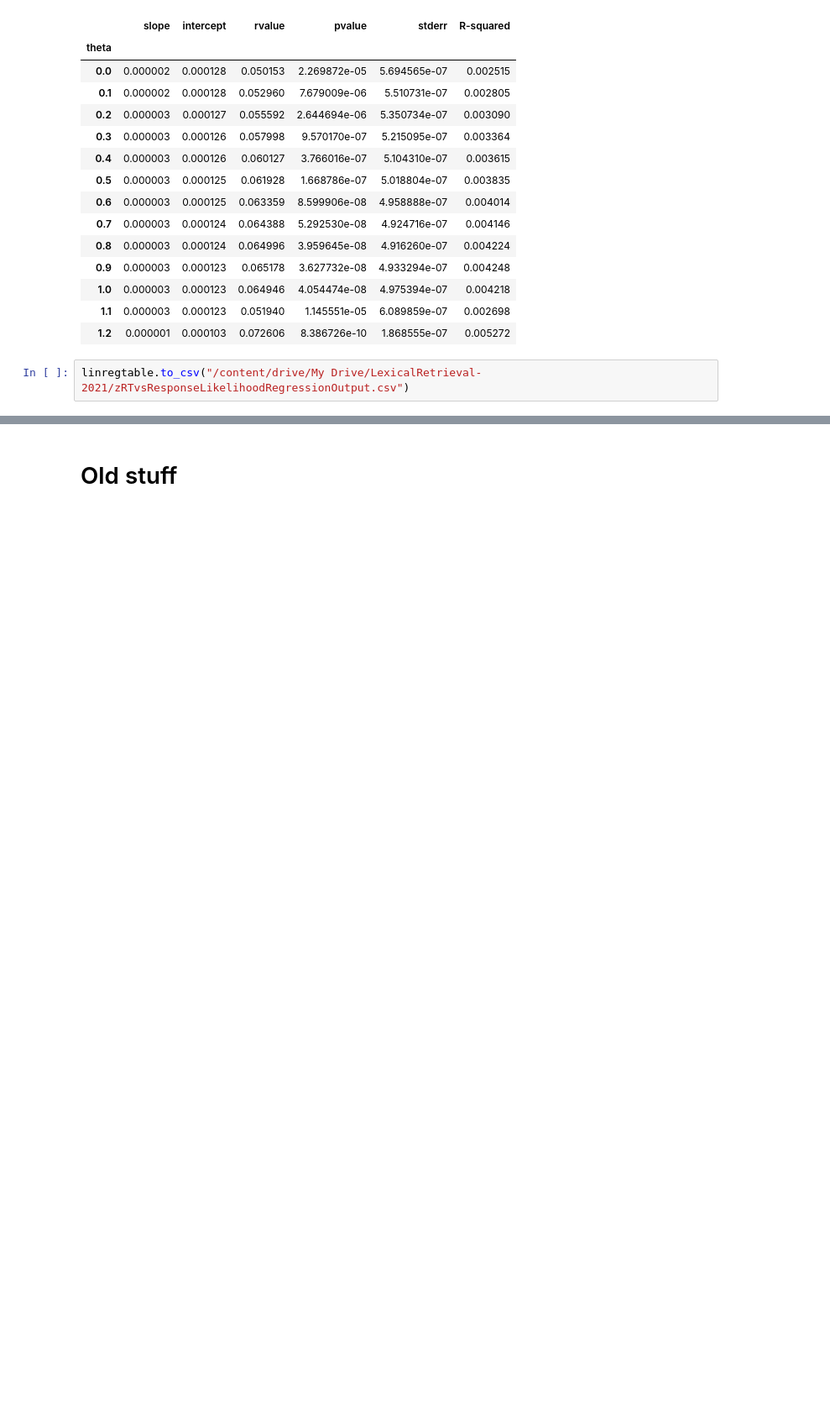
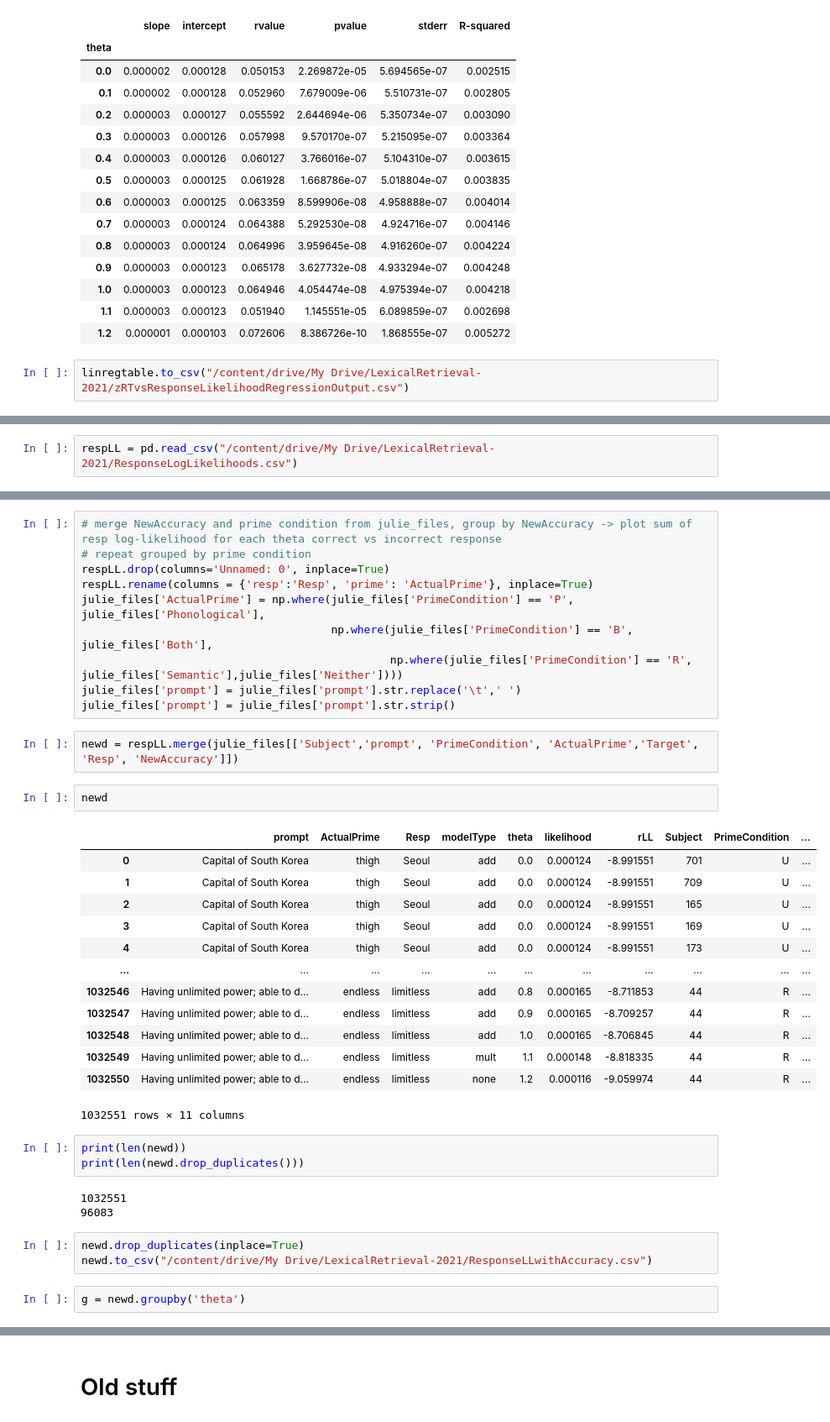
Before and after one commit to abhilasha-kumar/modeling-lexical-retrieval, a Jupyter notebook: LexicalRetrieval.ipynb, the cells around one changed output, grey strips where cells are left out. Shown at 84% size. Saved outputs shown, nothing was run; the diff lists cells and outputs as text; blank space fills up the shorter version.

```diff
--- a/LexicalRetrieval.ipynb
+++ b/LexicalRetrieval.ipynb
@@ -1628,0 +1621,2 @@ linregtable.to_csv("/content/drive/My Drive/LexicalRetrieval-2021/zRTvsResponseL
+# %%
+respLL = pd.read_csv("/content/drive/My Drive/LexicalRetrieval-2021/ResponseLogLikelihoods.csv")
@@ -1628,0 +1639,39 @@ linregtable.to_csv("/content/drive/My Drive/LexicalRetrieval-2021/zRTvsResponseL
+# %%
+# merge NewAccuracy and prime condition from julie_files, group by NewAccuracy -> plot sum of resp log-likelihood for each theta correct vs incorrect response
+# repeat grouped by prime condition
+respLL.drop(columns='Unnamed: 0', inplace=True)
+respLL.rename(columns = {'resp':'Resp', 'prime': 'ActualPrime'}, inplace=True)
+julie_files['ActualPrime'] = np.where(julie_files['PrimeCondition'] == 'P', julie_files['Phonological'],
+                                      np.where(julie_files['PrimeCondition'] == 'B', julie_files['Both'],
+                                               np.where(julie_files['PrimeCondition'] == 'R', julie_files['Semantic'],julie_files['Neither'])))
+julie_files['prompt'] = julie_files['prompt'].str.replace('\t',' ')
+julie_files['prompt'] = julie_files['prompt'].str.strip()
+# %%
+newd = respLL.merge(julie_files[['Subject','prompt', 'PrimeCondition', 'ActualPrime','Target', 'Resp', 'NewAccuracy']])
+# %%
+newd
+# %% [output]
+|  | prompt | ActualPrime | Resp | modelType | theta | likelihood | rLL | Subject | PrimeCondition | ... |
+| 0 | Capital of South Korea | thigh | Seoul | add | 0.0 | 0.000124 | -8.991551 | 701 | U | ... |
+| 1 | Capital of South Korea | thigh | Seoul | add | 0.0 | 0.000124 | -8.991551 | 709 | U | ... |
+| 2 | Capital of South Korea | thigh | Seoul | add | 0.0 | 0.000124 | -8.991551 | 165 | U | ... |
+| 3 | Capital of South Korea | thigh | Seoul | add | 0.0 | 0.000124 | -8.991551 | 169 | U | ... |
+| 4 | Capital of South Korea | thigh | Seoul | add | 0.0 | 0.000124 | -8.991551 | 173 | U | ... |
+| ... | ... | ... | ... | ... | ... | ... | ... | ... | ... | ... |
+| 1032546 | Having unlimited power; able to d... | endless | limitless | add | 0.8 | 0.000165 | -8.711853 | 44 | R | ... |
+| 1032547 | Having unlimited power; able to d... | endless | limitless | add | 0.9 | 0.000165 | -8.709257 | 44 | R | ... |
+| 1032548 | Having unlimited power; able to d... | endless | limitless | add | 1.0 | 0.000165 | -8.706845 | 44 | R | ... |
+| 1032549 | Having unlimited power; able to d... | endless | limitless | mult | 1.1 | 0.000148 | -8.818335 | 44 | R | ... |
+| 1032550 | Having unlimited power; able to d... | endless | limitless | none | 1.2 | 0.000116 | -9.059974 | 44 | R | ... |
+1032551 rows × 11 columns
+# %%
+print(len(newd))
+print(len(newd.drop_duplicates()))
+# %% [output]
+1032551
+96083
+# %%
+newd.drop_duplicates(inplace=True)
+newd.to_csv("/content/drive/My Drive/LexicalRetrieval-2021/ResponseLLwithAccuracy.csv")
+# %%
+g = newd.groupby('theta')
```
Also changed, not shown: parts of 9 cells of this notebook.
